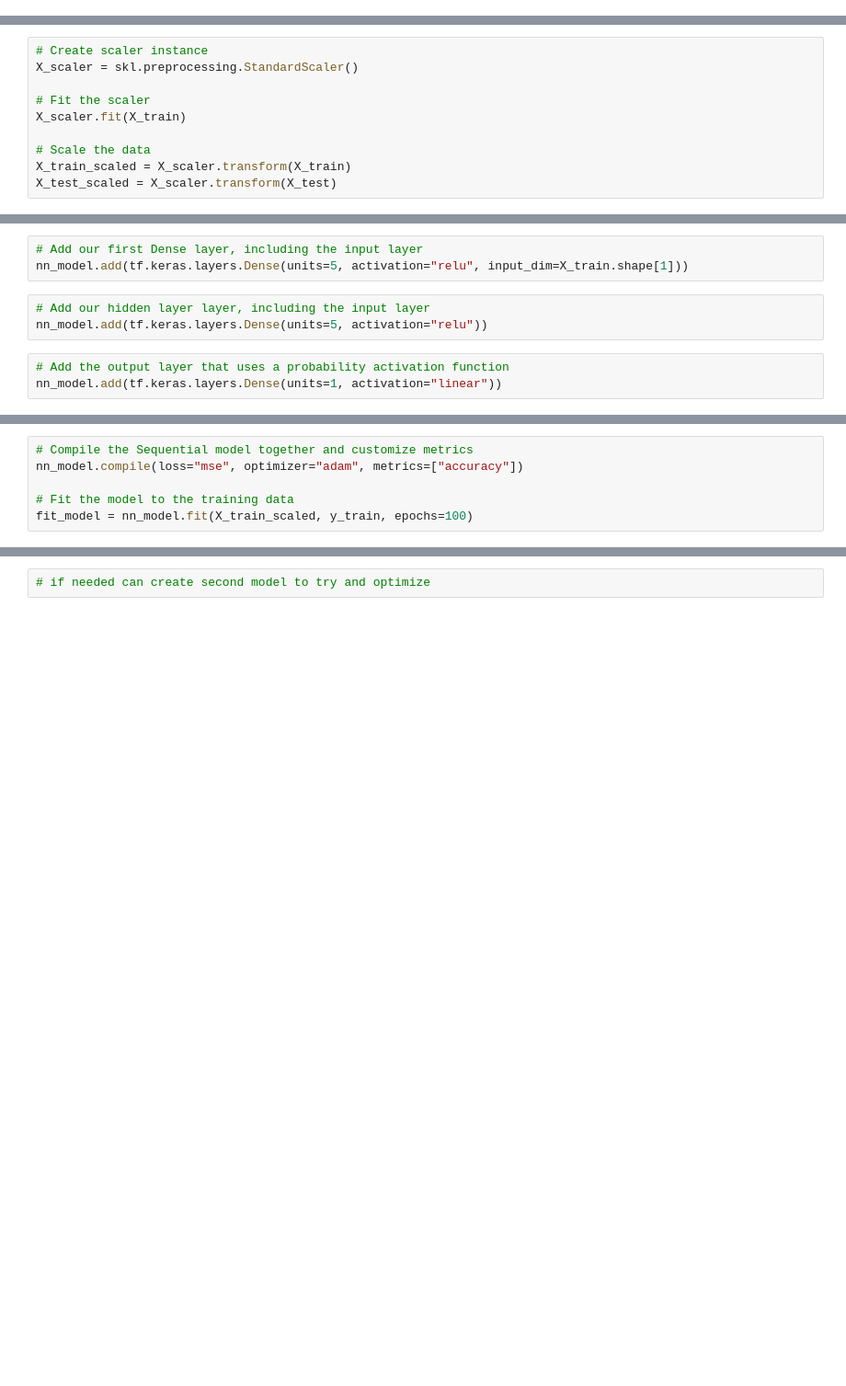
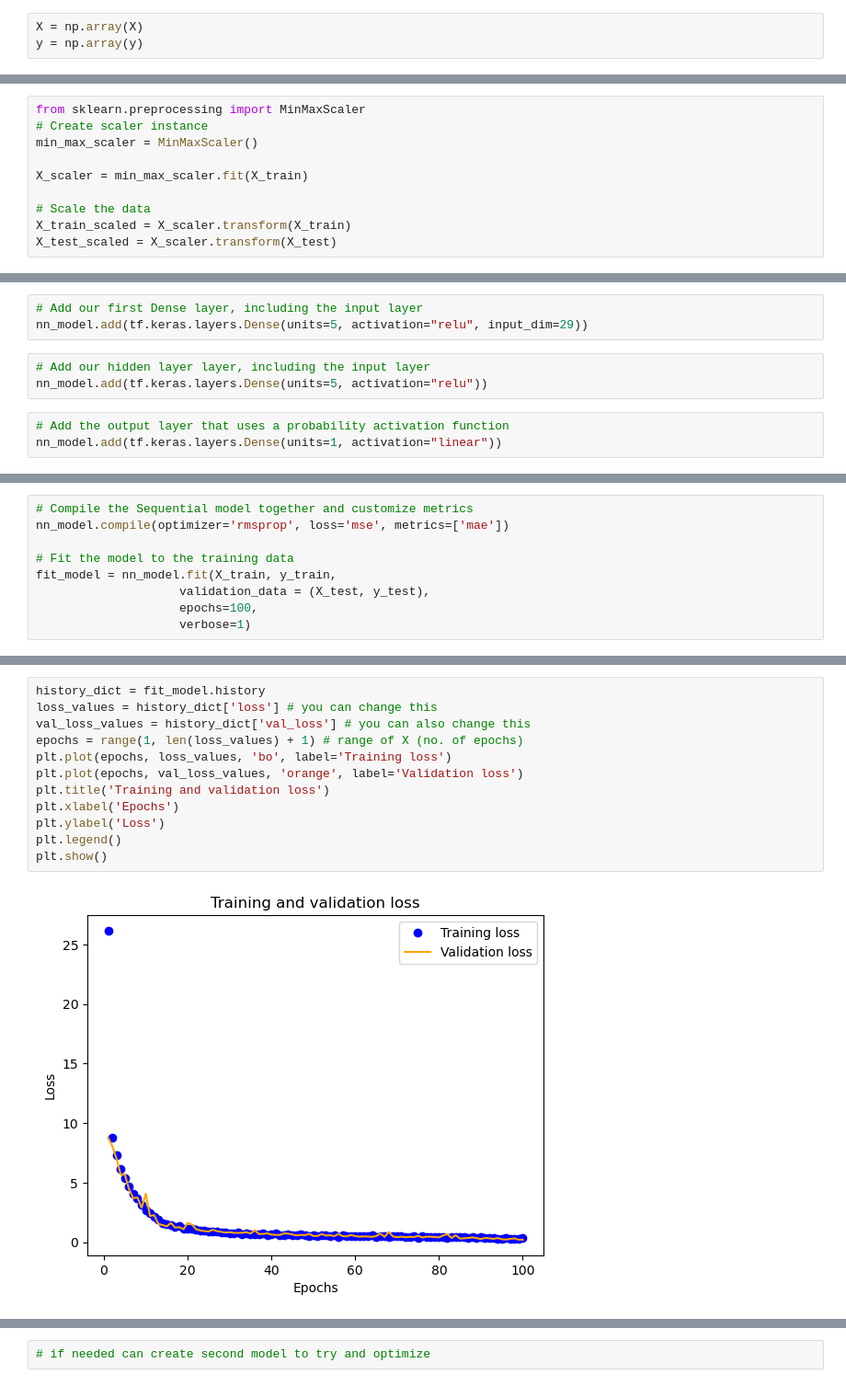
Before and after one commit to AkagiNaoko/Cardiovascular-Smoking-ML, a Jupyter notebook: ML-template.ipynb, the cells around one changed output, grey strips where cells are left out. Shown at 92% size. Cells and saved outputs as stored; diff of their text form; blank space fills up the shorter version.

Commit message:
completed regression nn model

```diff
--- a/ML-template.ipynb
+++ b/ML-template.ipynb
@@ -11,3 +30,6 @@ import tensorflow as tf
+# %%
+X = np.array(X)
+y = np.array(y)
 # %%
 # Use sklearn to split dataset
 from sklearn.model_selection import train_test_split
@@ -15,9 +40,9 @@ X_train, X_test, y_train, y_test = train_test_split(X, y, random_state=78)
 # %%
+from sklearn.preprocessing import MinMaxScaler
 # Create scaler instance
-X_scaler = skl.preprocessing.StandardScaler()
+min_max_scaler = MinMaxScaler()
 
-# Fit the scaler
-X_scaler.fit(X_train)
+X_scaler = min_max_scaler.fit(X_train)
 
 # Scale the data
 X_train_scaled = X_scaler.transform(X_train)
@@ -27,7 +52,7 @@ X_test_scaled = X_scaler.transform(X_test)
 nn_model = tf.keras.models.Sequential()
 # %%
 # Add our first Dense layer, including the input layer
-nn_model.add(tf.keras.layers.Dense(units=5, activation="relu", input_dim=X_train.shape[1]))
+nn_model.add(tf.keras.layers.Dense(units=5, activation="relu", input_dim=29))
 # %%
 # Add our hidden layer layer, including the input layer
 nn_model.add(tf.keras.layers.Dense(units=5, activation="relu"))
@@ -40,6 +81,9 @@ nn_model.summary()
 # %%
 # Compile the Sequential model together and customize metrics
-nn_model.compile(loss="mse", optimizer="adam", metrics=["accuracy"])
+nn_model.compile(optimizer='rmsprop', loss='mse', metrics=['mae'])
 
 # Fit the model to the training data
-fit_model = nn_model.fit(X_train_scaled, y_train, epochs=100)
+fit_model = nn_model.fit(X_train, y_train,
+                    validation_data = (X_test, y_test),
+                    epochs=100,
+                    verbose=1)
@@ -45,0 +108,14 @@ fit_model = nn_model.fit(X_train_scaled, y_train, epochs=100)
+# %%
+history_dict = fit_model.history
+loss_values = history_dict['loss'] # you can change this
+val_loss_values = history_dict['val_loss'] # you can also change this
+epochs = range(1, len(loss_values) + 1) # range of X (no. of epochs)
+plt.plot(epochs, loss_values, 'bo', label='Training loss')
+plt.plot(epochs, val_loss_values, 'orange', label='Validation loss')
+plt.title('Training and validation loss')
+plt.xlabel('Epochs')
+plt.ylabel('Loss')
+plt.legend()
+plt.show()
+# %% [output]
+[figure, added]
```
Also changed, not shown: parts of 12 cells of this notebook.
